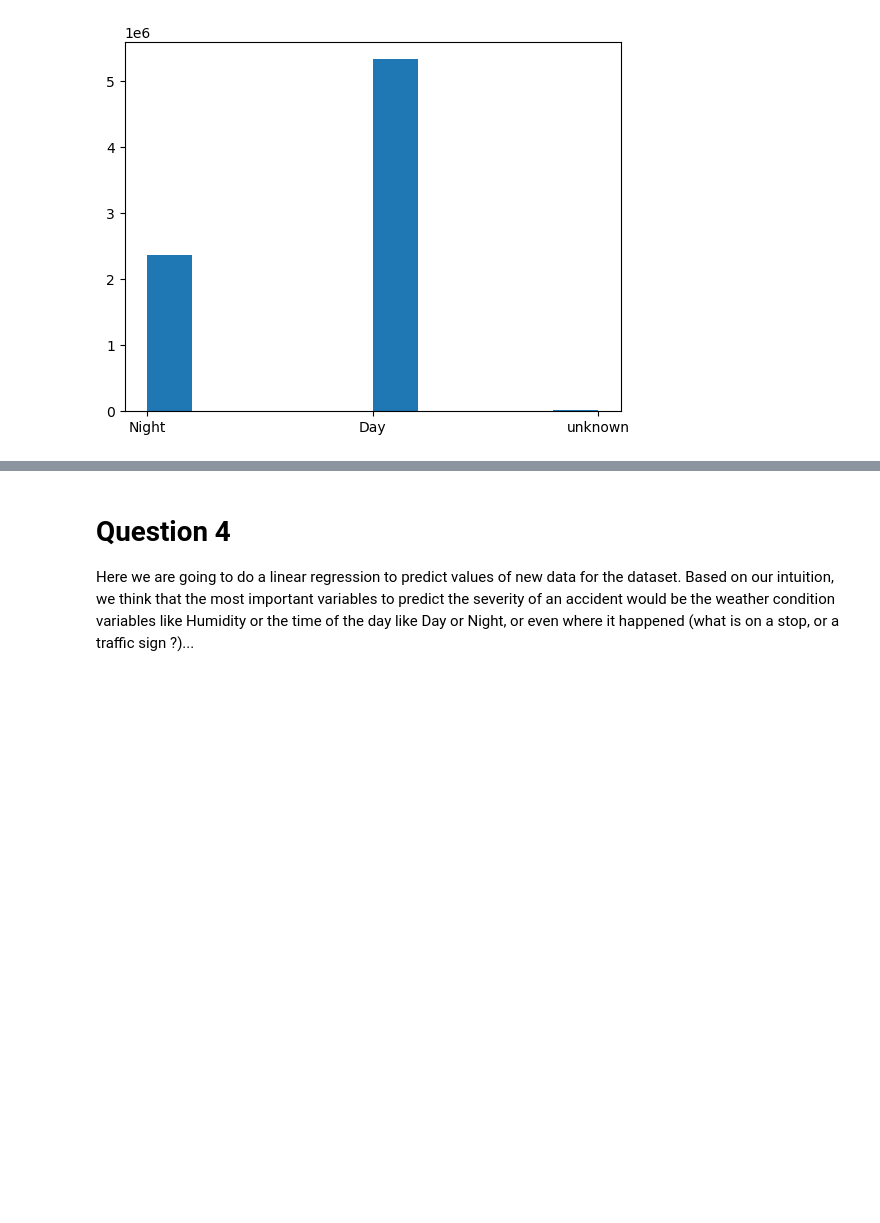
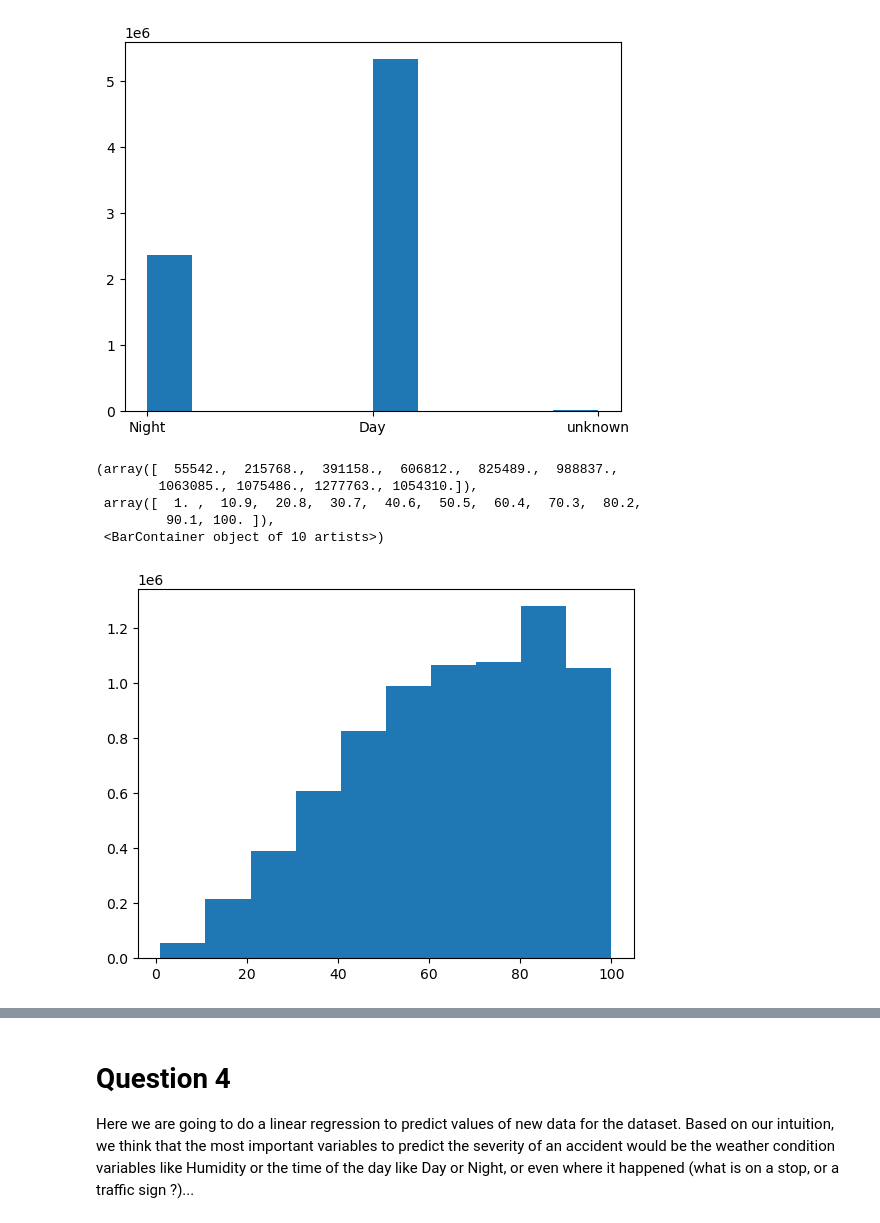
Before and after one commit to RinjieMX/ExplainAI_TD4, a Jupyter notebook: Notebook_TD4.ipynb, the cells around one changed output, grey strips where cells are left out. Drawn from its saved outputs; the diff is of its cells as text; code cells hidden in the pictures; blank space fills up the shorter version.

```diff
--- a/Notebook_TD4.ipynb
+++ b/Notebook_TD4.ipynb
@@ -345,0 +343,9 @@ plt.hist(newdf['Sunrise_Sunset'])
+# %%
+plt.hist(newdf['Humidity(%)'])
+# %% [output]
+(array([  55542.,  215768.,  391158.,  606812.,  825489.,  988837.,
+        1063085., 1075486., 1277763., 1054310.]),
+ array([  1. ,  10.9,  20.8,  30.7,  40.6,  50.5,  60.4,  70.3,  80.2,
+         90.1, 100. ]),
+ <BarContainer object of 10 artists>)
+[figure, added]
```
Also changed, not shown: parts of 6 cells of this notebook.
